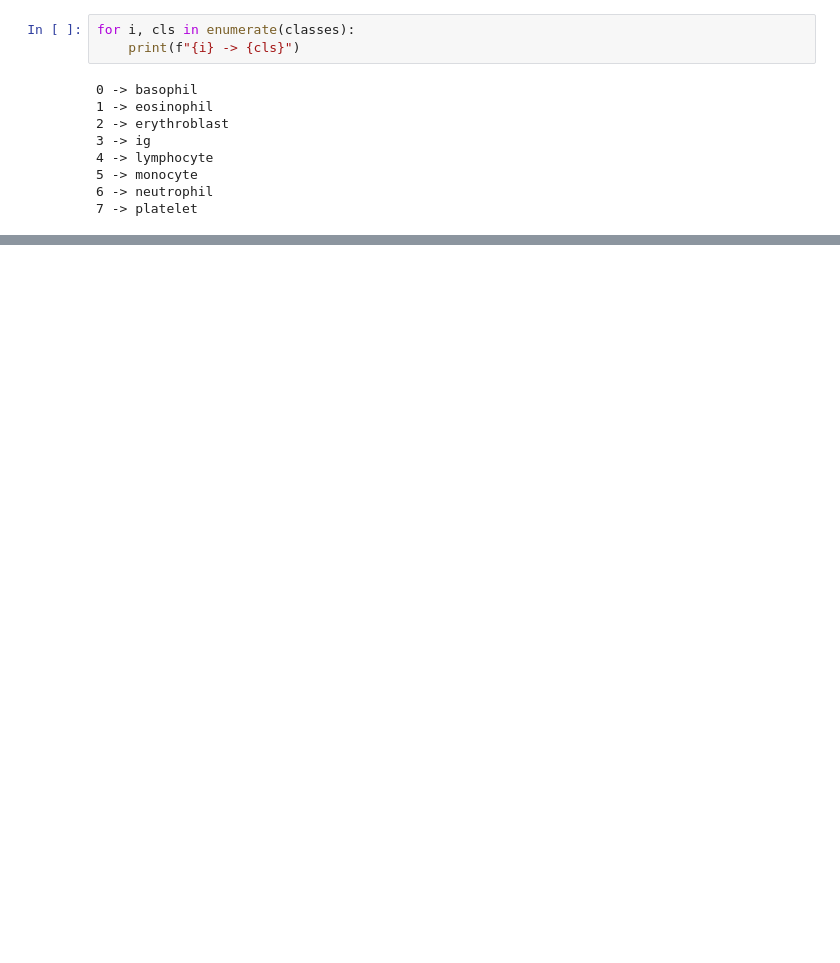
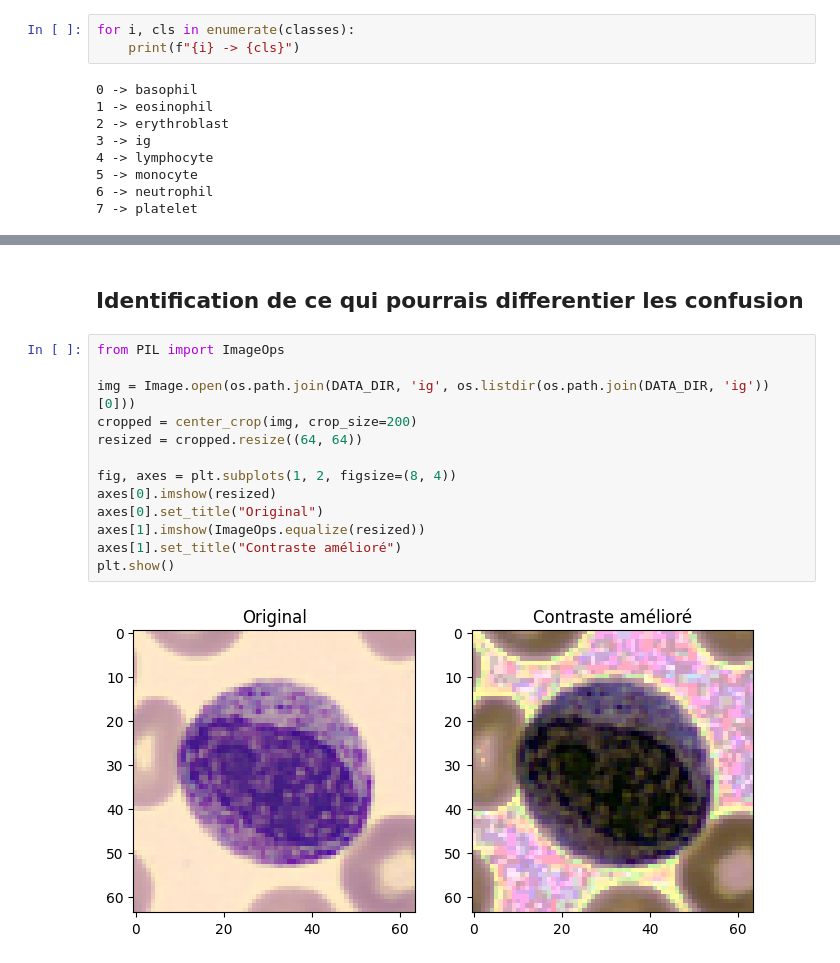
Before and after one commit to divisio74/Cvrie-supervised-and-unsupervised-study, a Jupyter notebook: medical_mnist.ipynb, the cells around one changed output, grey strips where cells are left out. Cells and saved outputs as stored; diff of their text form; blank space fills up the shorter version.

```diff
--- a/medical_mnist.ipynb
+++ b/medical_mnist.ipynb
@@ -219,0 +563,17 @@ Train: (13673, 64, 64, 3), Test: (3419, 64, 64, 3)
+# %% [markdown]
+## Identification de ce qui pourrais differentier les confusion
+# %%
+from PIL import ImageOps
+
+img = Image.open(os.path.join(DATA_DIR, 'ig', os.listdir(os.path.join(DATA_DIR, 'ig'))[0]))
+cropped = center_crop(img, crop_size=200)
+resized = cropped.resize((64, 64))
+
+fig, axes = plt.subplots(1, 2, figsize=(8, 4))
+axes[0].imshow(resized)
+axes[0].set_title("Original")
+axes[1].imshow(ImageOps.equalize(resized))
+axes[1].set_title("Contraste amélioré")
+plt.show()
+# %% [output]
+[figure, added]
```
Also changed, not shown: parts of 55 cells of this notebook.
